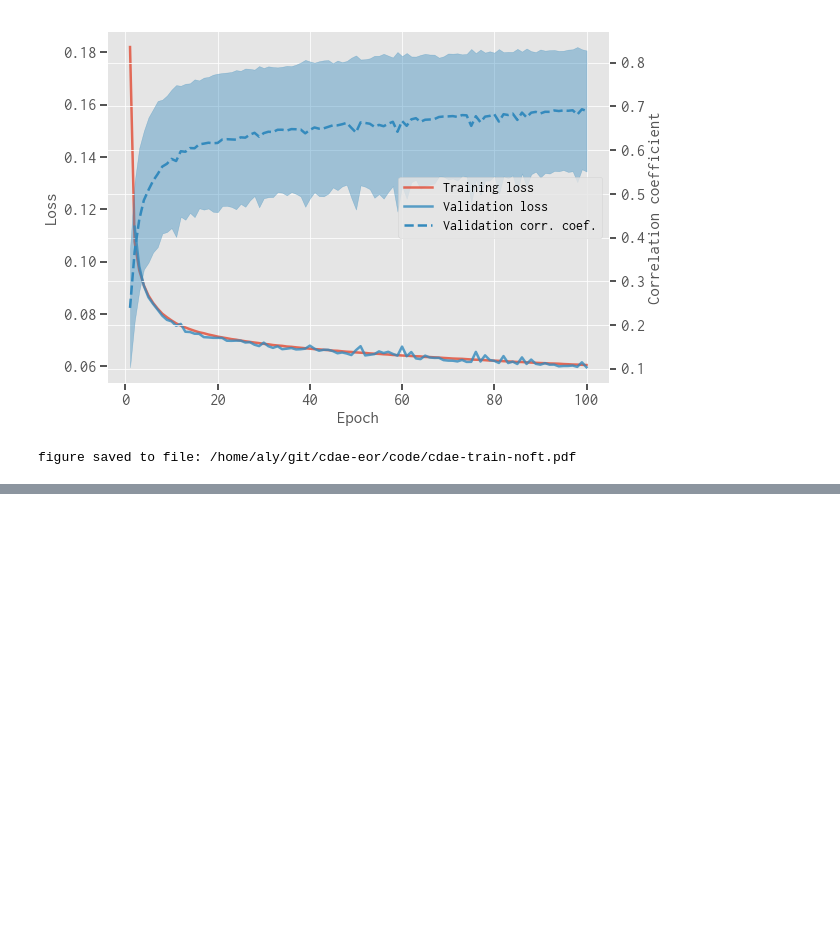
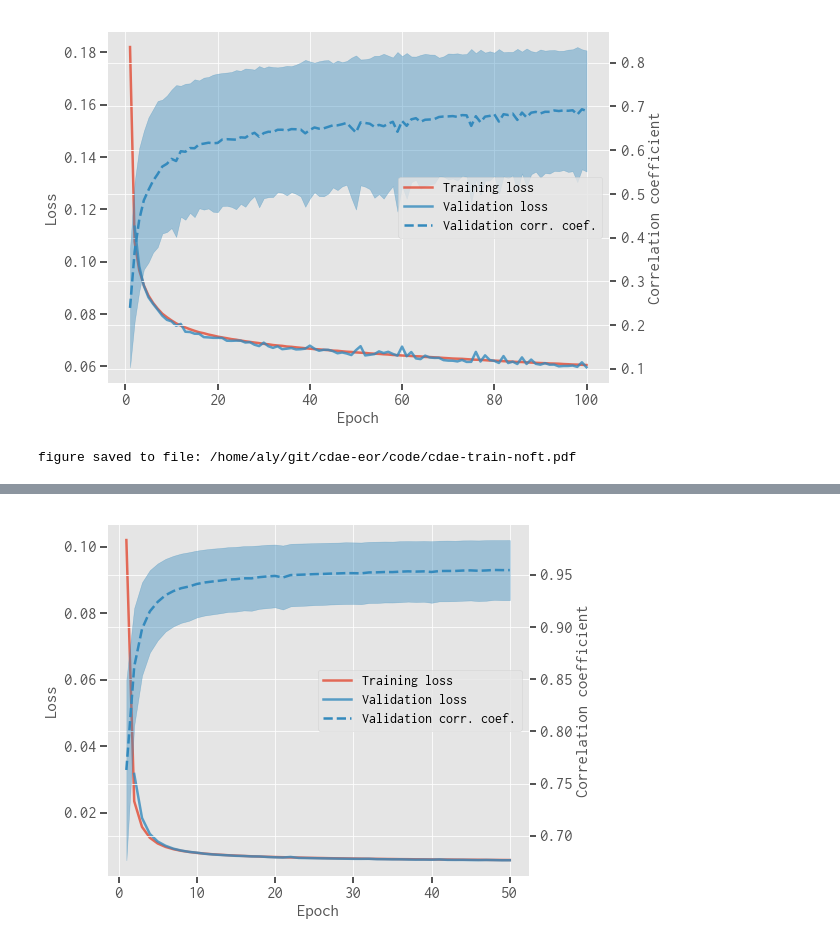
Before and after one commit to liweitianux/cdae-eor, a Jupyter notebook: code/cdae.ipynb, the cells around one changed output, grey strips where cells are left out. Saved outputs shown, nothing was run; the diff lists cells and outputs as text; code cells hidden in the pictures; blank space fills up the shorter version.

```diff
--- a/code/cdae.ipynb
+++ b/code/cdae.ipynb
@@ -1254,0 +1264,5 @@ print(f'Saved model to file: {path.abspath(modelfile)}')
+# %%
+plot_modelfit(modelfit)
+plt.show()
+# %% [output]
+[figure, added]
```
Also changed, not shown: parts of 12 cells of this notebook, 1 other file.
